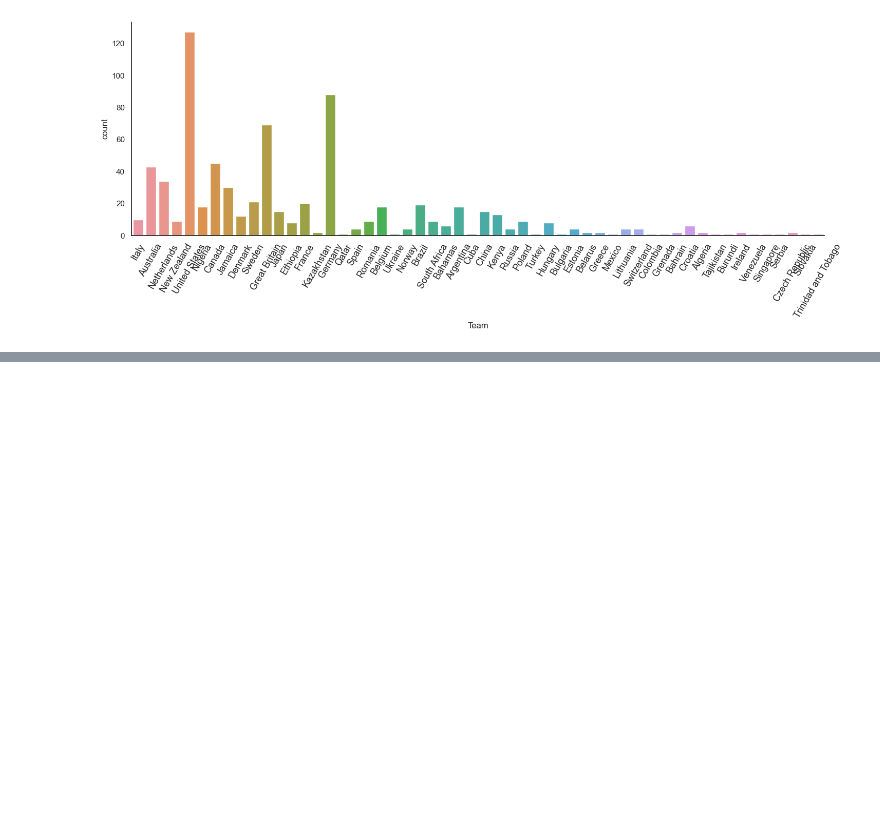
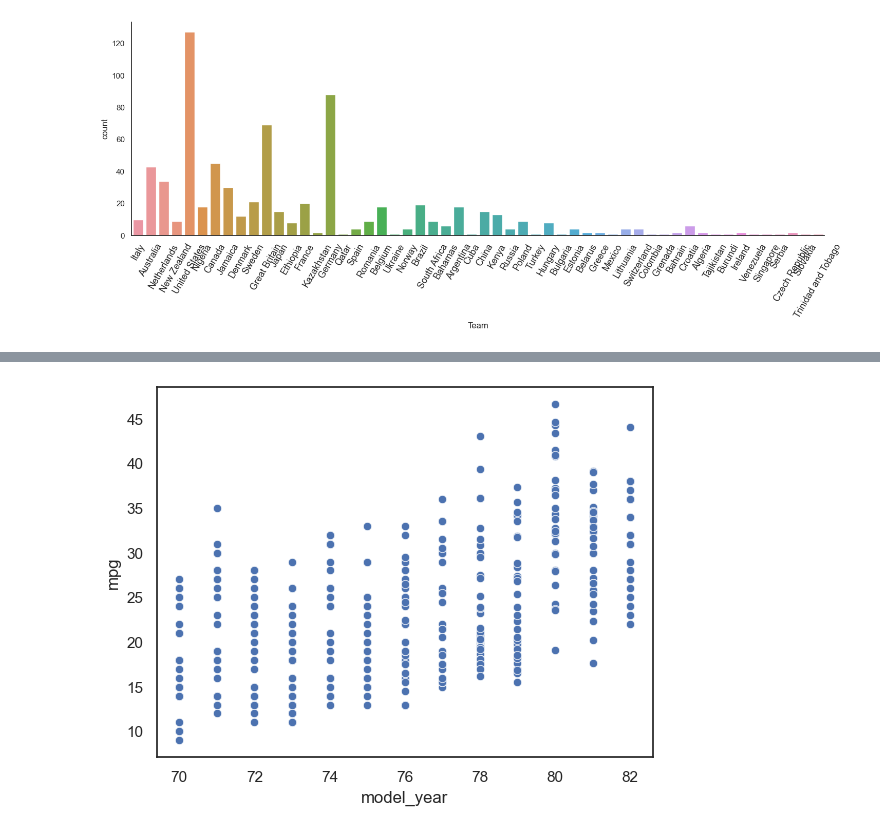
Before and after one commit to eo1989/mkt_stats_notes, a Jupyter notebook: interactive_data_viz.ipynb, the cells around one changed output, grey strips where cells are left out. Saved outputs shown, nothing was run; the diff lists cells and outputs as text; code cells hidden in the pictures; blank space fills up the shorter version.

```diff
--- a/interactive_data_viz.ipynb
+++ b/interactive_data_viz.ipynb
@@ -608,0 +662,6 @@ sns.barplot(x = "Sport", y = "Weight", data = olympic_TopSport_winners_2016, est
+# %%
+# exercise 16
+# the feature `model_year` only takes **discrete** values between 70 and 82.
+ax = sns.scatterplot(x = 'model_year', y = 'mpg', data = df_mpg)
+# %% [output]
+[figure, added]
```
Also changed, not shown: parts of 22 cells of this notebook.
